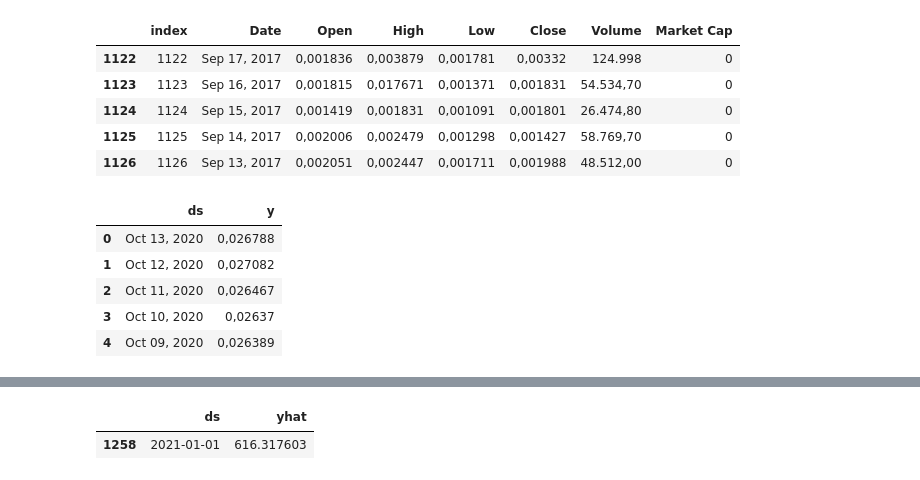
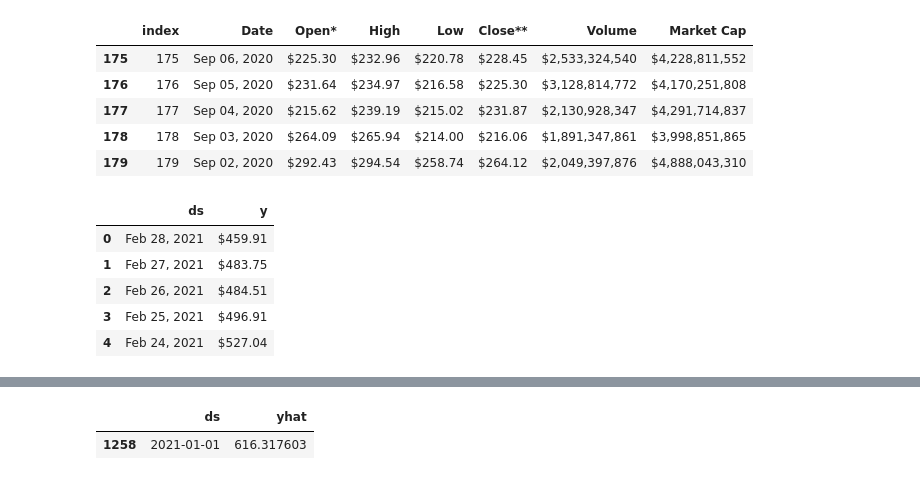
Before and after one commit to CaiqueCoelho/predict-stock-price, a Jupyter notebook: 1-Prophet.ipynb, the cells around one changed output, grey strips where cells are left out. Saved outputs shown, nothing was run; the diff lists cells and outputs as text; code cells hidden in the pictures.

```diff
--- a/1-Prophet.ipynb
+++ b/1-Prophet.ipynb
@@ -4,9 +4,9 @@
 import numpy as np
 import pandas as pd
 import matplotlib.pyplot as plt
-import pandas_datareader.data as web
+#import pandas_datareader.data as web
 %matplotlib inline
-coin = 'TRX'
+coin = ' Cash'
 #goal = "BCH-USD"
 #data = web.DataReader(goal, 'yahoo')
 
@@ -15,23 +15,23 @@ data = pd.read_csv("data/"+coin+".csv")
 data.reset_index(level=0, inplace=True)
 data.tail()
 # %% [output]
-|  | index | Date | Open | High | Low | Close | Volume | Market Cap |
-| 1122 | 1122 | Sep 17, 2017 | 0,001836 | 0,003879 | 0,001781 | 0,00332 | 124.998 | 0 |
-| 1123 | 1123 | Sep 16, 2017 | 0,001815 | 0,017671 | 0,001371 | 0,001831 | 54.534,70 | 0 |
-| 1124 | 1124 | Sep 15, 2017 | 0,001419 | 0,001831 | 0,001091 | 0,001801 | 26.474,80 | 0 |
-| 1125 | 1125 | Sep 14, 2017 | 0,002006 | 0,002479 | 0,001298 | 0,001427 | 58.769,70 | 0 |
-| 1126 | 1126 | Sep 13, 2017 | 0,002051 | 0,002447 | 0,001711 | 0,001988 | 48.512,00 | 0 |
+|  | index | Date | Open* | High | Low | Close** | Volume | Market Cap |
+| 175 | 175 | Sep 06, 2020 | $225.30 | $232.96 | $220.78 | $228.45 | $2,533,324,540 | $4,228,811,552 |
+| 176 | 176 | Sep 05, 2020 | $231.64 | $234.97 | $216.58 | $225.30 | $3,128,814,772 | $4,170,251,808 |
+| 177 | 177 | Sep 04, 2020 | $215.62 | $239.19 | $215.02 | $231.87 | $2,130,928,347 | $4,291,714,837 |
+| 178 | 178 | Sep 03, 2020 | $264.09 | $265.94 | $214.00 | $216.06 | $1,891,347,861 | $3,998,851,865 |
+| 179 | 179 | Sep 02, 2020 | $292.43 | $294.54 | $258.74 | $264.12 | $2,049,397,876 | $4,888,043,310 |
 # %%
 # Select only the important features i.e. the date and price
-data = data[["Date","Close"]] # select Date and Price
+data = data[["Date","Close**"]] # select Date and Price
 # Rename the features: These names are NEEDED for the model fitting
-data = data.rename(columns = {"Date":"ds","Close":"y"}) #renaming the columns of the dataset
+data = data.rename(columns = {"Date":"ds","Close**":"y"}) #renaming the columns of the dataset
 data.head(5)
 # %% [output]
 |  | ds | y |
-| 0 | Oct 13, 2020 | 0,026788 |
-| 1 | Oct 12, 2020 | 0,027082 |
-| 2 | Oct 11, 2020 | 0,026467 |
-| 3 | Oct 10, 2020 | 0,02637 |
-| 4 | Oct 09, 2020 | 0,026389 |
+| 0 | Feb 28, 2021 | $459.91 |
+| 1 | Feb 27, 2021 | $483.75 |
+| 2 | Feb 26, 2021 | $484.51 |
+| 3 | Feb 25, 2021 | $496.91 |
+| 4 | Feb 24, 2021 | $527.04 |
 # %%
```
Also changed, not shown: parts of 7 cells of this notebook, 30 other files.
